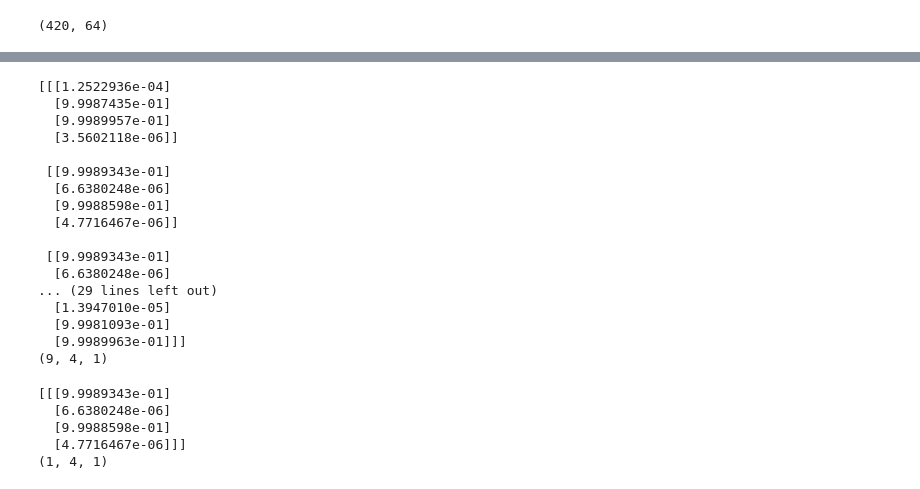
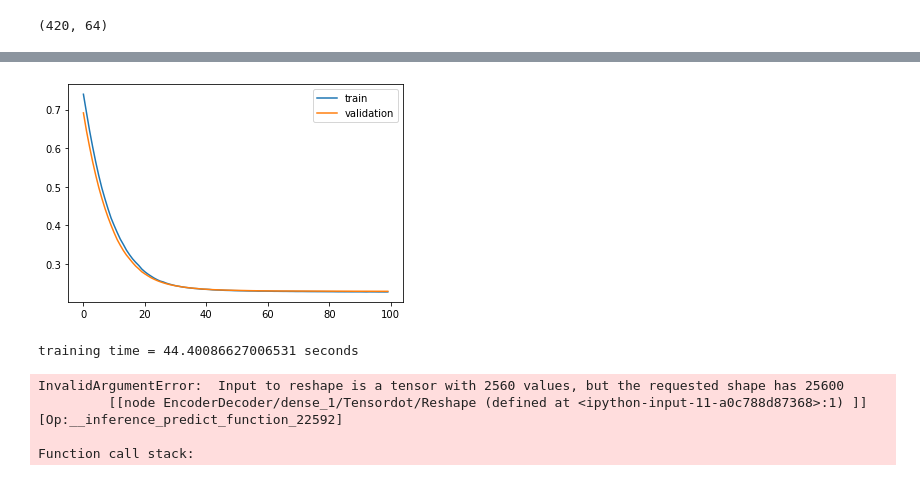
Before and after one commit to ellensanden/MLAnomalyDetection, a Jupyter notebook: test_stuff/CANnolo.ipynb, the cells around one changed output, grey strips where cells are left out. Cells and saved outputs as stored; diff of their text form; code cells hidden in the pictures.

Commit message:
finished model with real data, trying to implement loop

```diff
--- a/test_stuff/CANnolo.ipynb
+++ b/test_stuff/CANnolo.ipynb
@@ -91,5 +91,9 @@ X_train_samples = overlapping_window(time_steps,20,a)
 X_train = storage[X_train_samples,:]
 X_train = np.squeeze(X_train)
 print(X_train.shape)
+
+X_reversed = np.flip(X_train,1)
+print(X_reversed[1,0:10,60])
+print(X_train[1,30:41,60])
 # %% [output]
 (20, 40, 64)
@@ -141,10 +205,18 @@ _________________________________________________________________
 # %%
-model = AutoEncoder
+import time
+
+model = EncoderDecoder
 es= EarlyStopping(monitor='val_loss', mode='min', verbose=2, patience=10)
 
-history = model.fit(X_train, X_train, epochs=1000, verbose=0, shuffle=False)
+s=time.time()
+history = model.fit(X_train[0:10,:,:], X_reversed[0:10,:,:], validation_data=(X_train[10:21,:,:], X_reversed[10:21,:,:]), epochs=100, verbose=2, shuffle=False, callbacks = [es])
+e=time.time()
+
 # plot history
 pyplot.plot(history.history['loss'], label='train')
+pyplot.plot(history.history['val_loss'], label='validation')
+
 pyplot.legend()
 pyplot.show()
+print(f'training time = {e-s} seconds')
 # %% [output]
@@ -155,22 +240,2 @@ ValueError: in user code:
+[figure, added]
+training time = 44.40086627006531 seconds
-# %%
-output = AutoEncoder.predict(A_window) #  Much better when i don't reverse the sequences? reversed incorrectly?
-print(output)
-print(output.shape)
-# %% [output]
-[[[1.2522936e-04]
-  [9.9987435e-01]
-  [9.9989957e-01]
-  [3.5602118e-06]]
-
- [[9.9989343e-01]
-  [6.6380248e-06]
-  [9.9988598e-01]
-  [4.7716467e-06]]
-
- [[9.9989343e-01]
-  [6.6380248e-06]
-... (29 lines left out)
-  [1.3947010e-05]
-  [9.9981093e-01]
-  [9.9989963e-01]]]
-(9, 4, 1)
@@ -177,13 +244,12 @@ print(output.shape)
 # %%
-output2 = AutoEncoder.predict(A_window[None,1,:,:])
+output2 = EncoderDecoder.predict(X_train[None,0,:,:])
 
 
 print(output2)
 print(output2.shape)
 # %% [output]
-[[[9.9989343e-01]
-  [6.6380248e-06]
-  [9.9988598e-01]
-  [4.7716467e-06]]]
-(1, 4, 1)
+InvalidArgumentError:  Input to reshape is a tensor with 2560 values, but the requested shape has 25600
+         [[node EncoderDecoder/dense_1/Tensordot/Reshape (defined at <ipython-input-11-a0c788d87368>:1) ]] [Op:__inference_predict_function_22592]
+
+Function call stack:
 # %%
```
Also changed, not shown: parts of 8 cells of this notebook.
